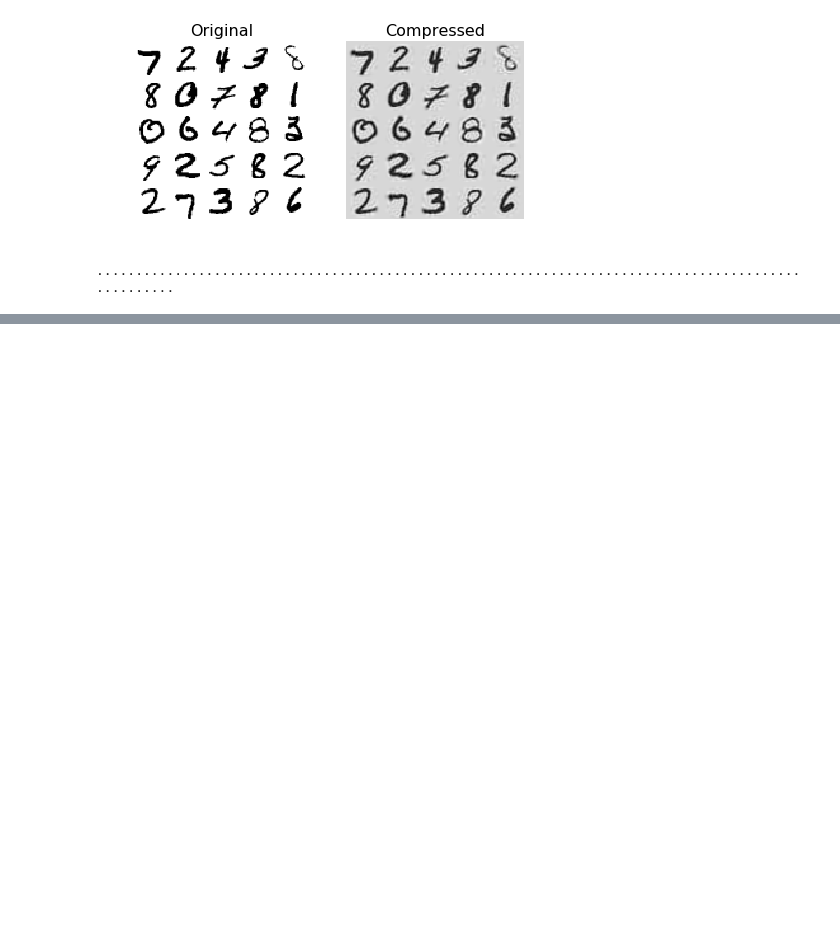
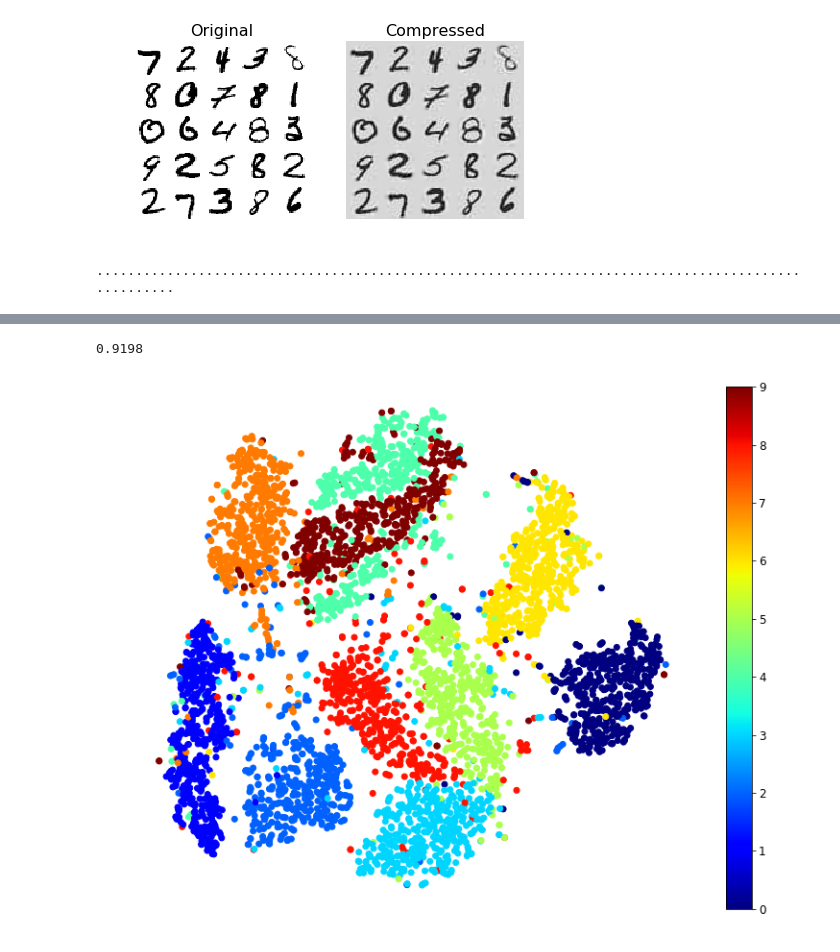
Before and after one commit to thephet/handson_ml, a Jupyter notebook: 08_dimensionality_reduction.ipynb, the cells around one changed output, grey strips where cells are left out. Cells and saved outputs as stored; diff of their text form; code cells hidden in the pictures; blank space fills up the shorter version.

```diff
--- a/08_dimensionality_reduction.ipynb
+++ b/08_dimensionality_reduction.ipynb
@@ -180,0 +356,30 @@ X_reduced = inc_pca.transform(X_train)
+# %%
+y_pred = log_clf2.predict(X_test_reduced)
+accuracy_score(y_test, y_pred)
+# %% [output]
+0.9198
+# %%
+from sklearn.datasets import fetch_mldata
+
+mnist = fetch_mldata('MNIST original')
+# %%
+np.random.seed(42)
+
+m = 5000
+idx = np.random.permutation(60000)[:m]
+
+X = mnist['data'][idx]
+y = mnist['target'][idx]
+# %%
+from sklearn.manifold import TSNE
+
+tsne = TSNE(n_components=2, random_state=42)
+X_reduced = tsne.fit_transform(X)
+# %%
+plt.figure(figsize=(13,10))
+plt.scatter(X_reduced[:, 0], X_reduced[:, 1], c=y, cmap="jet")
+plt.axis('off')
+plt.colorbar()
+plt.show()
+# %% [output]
+[figure, added]
```
Also changed, not shown: parts of 33 cells of this notebook.
